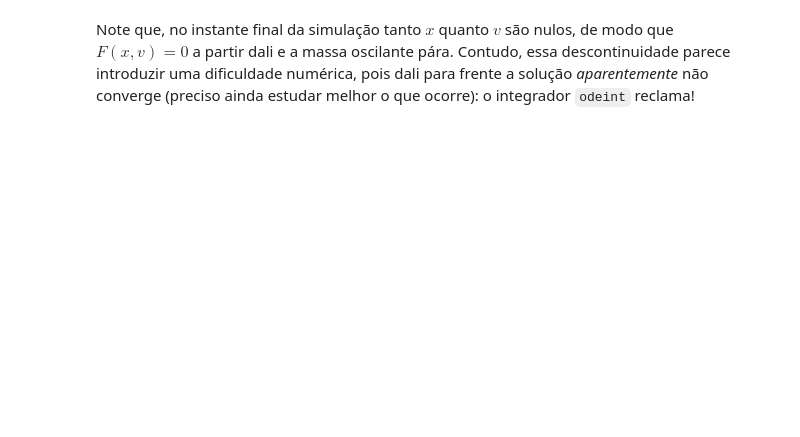
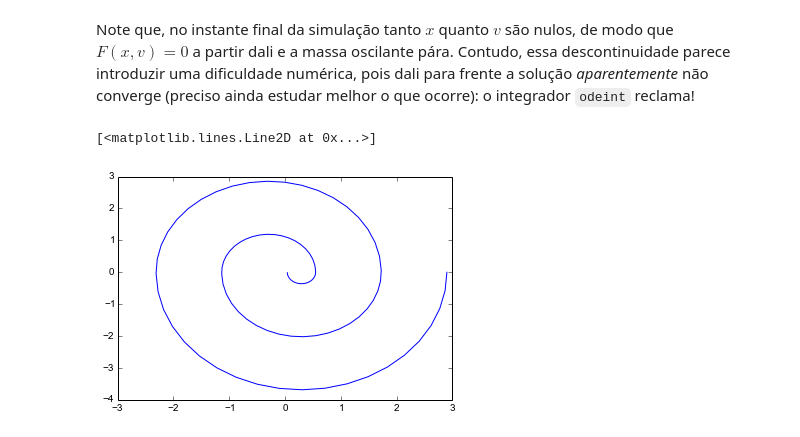
Before and after one commit to irpagnossin/annotations, a Jupyter notebook: articles/3.ipynb, the cells around one changed output. Cells and saved outputs as stored; diff of their text form; code cells hidden in the pictures; blank space fills up the shorter version.

```diff
--- a/articles/3.ipynb
+++ b/articles/3.ipynb
@@ -77,2 +77,7 @@ legend()
 # %% [markdown]
 Note que, no instante final da simulação tanto $x$ quanto $v$ são nulos, de modo que $F(x,v) = 0$ a partir dali e a massa oscilante pára. Contudo, essa descontinuidade parece introduzir uma dificuldade numérica, pois dali para frente a solução *aparentemente* não converge (preciso ainda estudar melhor o que ocorre): o integrador <code>odeint</code> reclama!
+# %%
+plot(x,m*v)
+# %% [output]
+[<matplotlib.lines.Line2D at 0x...>]
+[figure, added]
```
Also changed, not shown: parts of 1 cell of this notebook, 4 other files.
